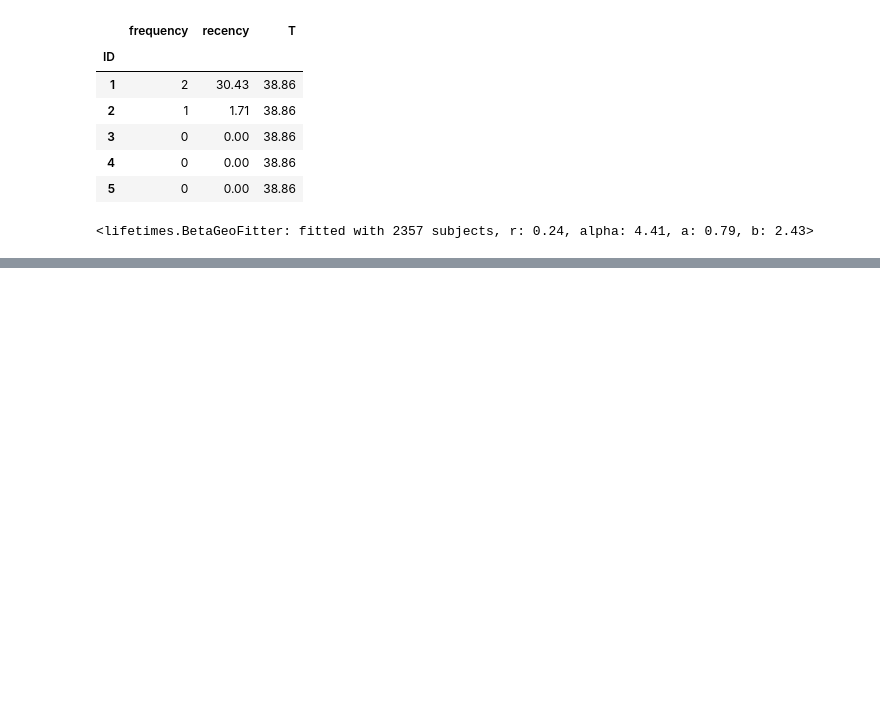
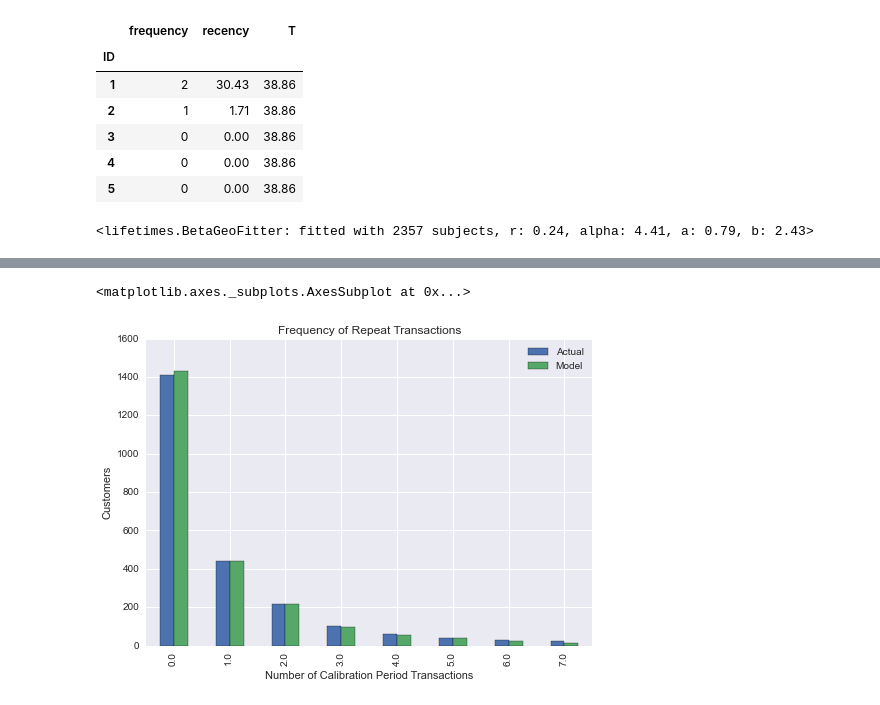
Before and after one commit to angadgadre/Personalized_lifetime_relationships, a Jupyter notebook: Lifetimes.ipynb, the cells around one changed output, grey strips where cells are left out. Saved outputs shown, nothing was run; the diff lists cells and outputs as text; code cells hidden in the pictures; blank space fills up the shorter version.

```diff
--- a/Lifetimes.ipynb
+++ b/Lifetimes.ipynb
@@ -85,0 +102,8 @@ plot_probability_alive_matrix(bgf)
+# %%
+#Assesing model fit
+
+from lifetimes.plotting import plot_period_transactions
+plot_period_transactions(bgf)
+# %% [output]
+<matplotlib.axes._subplots.AxesSubplot at 0x...>
+[figure, added]
```
Also changed, not shown: parts of 22 cells of this notebook.
